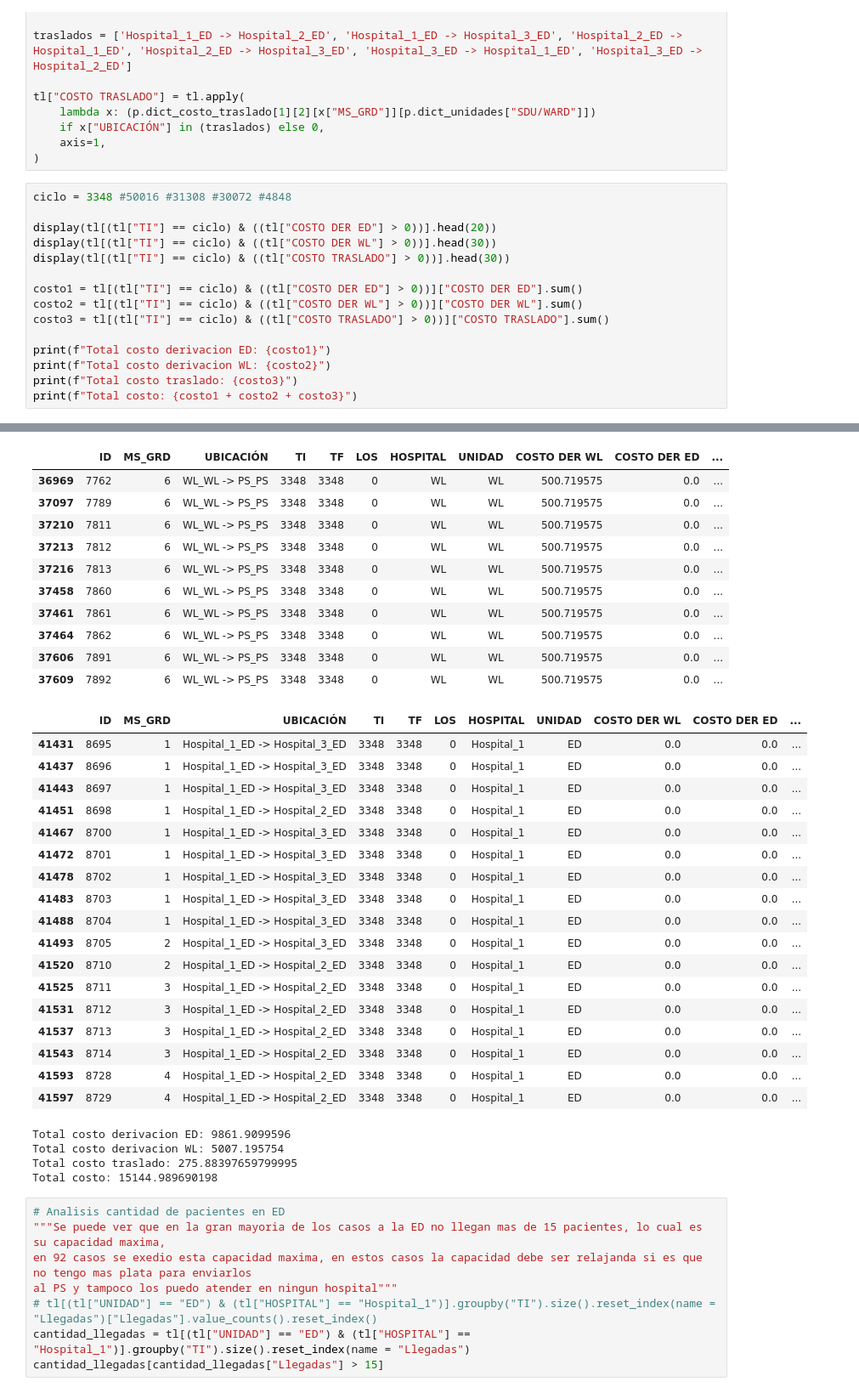
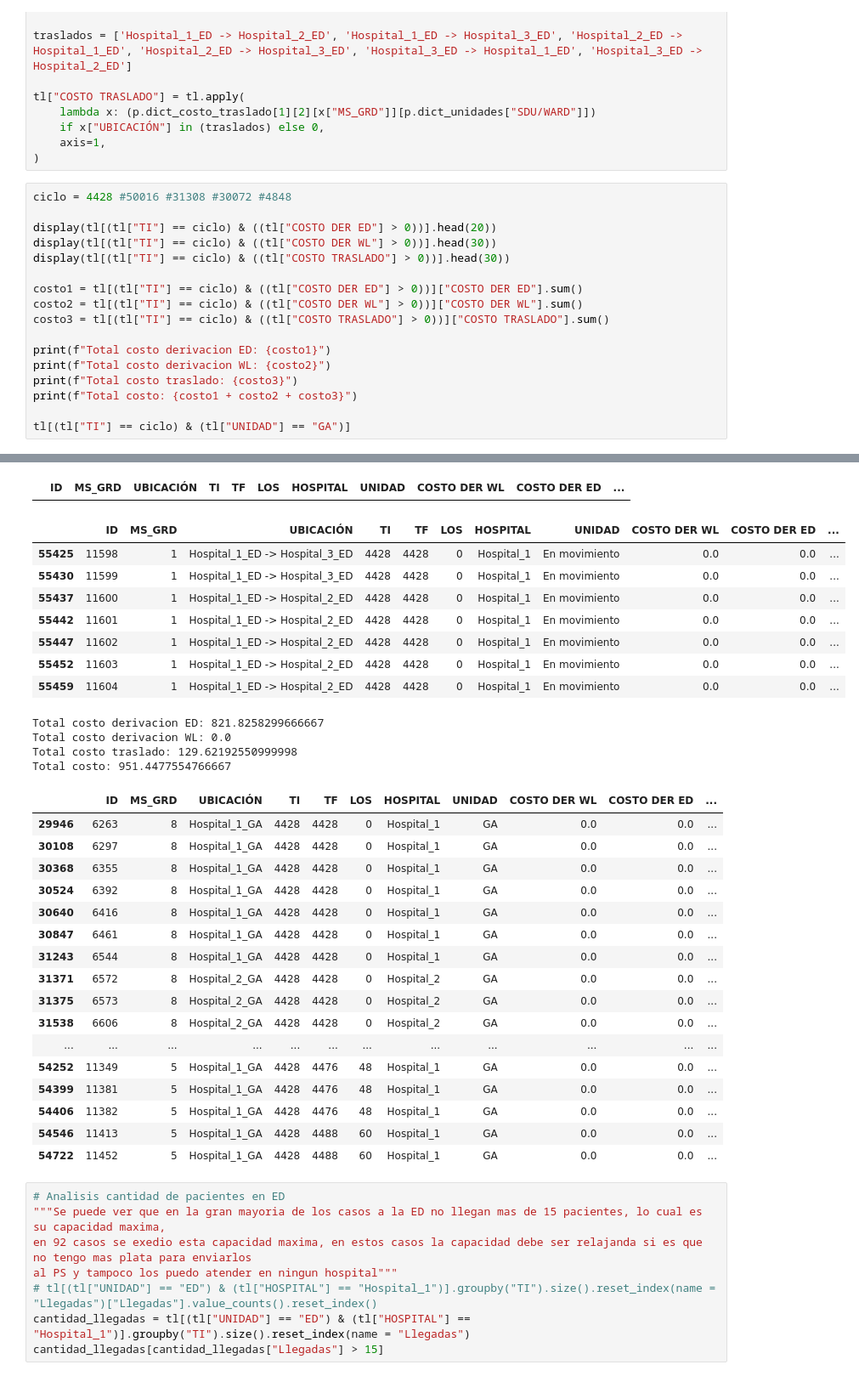
Before and after one commit to franfonte/Capstone, a Jupyter notebook: simulacion/1. codigo analisis/analisis_datos.ipynb, the cells around one changed output, grey strips where cells are left out. Shown: that part at 85% size. Saved outputs shown, nothing was run; the diff lists cells and outputs as text.

```diff
--- a/simulacion/1. codigo analisis/analisis_datos.ipynb
+++ b/simulacion/1. codigo analisis/analisis_datos.ipynb
@@ -171,7 +223,7 @@ tl["COSTO TRASLADO"] = tl.apply(
     axis=1,
 )
 # %%
-ciclo = 3348 #50016 #31308 #30072 #4848
+ciclo = 4428 #50016 #31308 #30072 #4848
 
 display(tl[(tl["TI"] == ciclo) & ((tl["COSTO DER ED"] > 0))].head(20))
 display(tl[(tl["TI"] == ciclo) & ((tl["COSTO DER WL"] > 0))].head(30))
@@ -185,5 +237,7 @@ print(f"Total costo derivacion ED: {costo1}")
 print(f"Total costo derivacion WL: {costo2}")
 print(f"Total costo traslado: {costo3}")
 print(f"Total costo: {costo1 + costo2 + costo3}")
+
+tl[(tl["TI"] == ciclo) & (tl["UNIDAD"] == "GA")]
 # %% [output]
 |  | ID | MS_GRD | UBICACIÓN | TI | TF | LOS | HOSPITAL | UNIDAD | COSTO DER WL | COSTO DER ED | ... |
@@ -202,36 +245,33 @@ print(f"Total costo: {costo1 + costo2 + costo3}")
 |  | ID | MS_GRD | UBICACIÓN | TI | TF | LOS | HOSPITAL | UNIDAD | COSTO DER WL | COSTO DER ED | ... |
-| 36969 | 7762 | 6 | WL_WL -> PS_PS | 3348 | 3348 | 0 | WL | WL | 500.719575 | 0.0 | ... |
-| 37097 | 7789 | 6 | WL_WL -> PS_PS | 3348 | 3348 | 0 | WL | WL | 500.719575 | 0.0 | ... |
-| 37210 | 7811 | 6 | WL_WL -> PS_PS | 3348 | 3348 | 0 | WL | WL | 500.719575 | 0.0 | ... |
-| 37213 | 7812 | 6 | WL_WL -> PS_PS | 3348 | 3348 | 0 | WL | WL | 500.719575 | 0.0 | ... |
-| 37216 | 7813 | 6 | WL_WL -> PS_PS | 3348 | 3348 | 0 | WL | WL | 500.719575 | 0.0 | ... |
-| 37458 | 7860 | 6 | WL_WL -> PS_PS | 3348 | 3348 | 0 | WL | WL | 500.719575 | 0.0 | ... |
-| 37461 | 7861 | 6 | WL_WL -> PS_PS | 3348 | 3348 | 0 | WL | WL | 500.719575 | 0.0 | ... |
-| 37464 | 7862 | 6 | WL_WL -> PS_PS | 3348 | 3348 | 0 | WL | WL | 500.719575 | 0.0 | ... |
-| 37606 | 7891 | 6 | WL_WL -> PS_PS | 3348 | 3348 | 0 | WL | WL | 500.719575 | 0.0 | ... |
-| 37609 | 7892 | 6 | WL_WL -> PS_PS | 3348 | 3348 | 0 | WL | WL | 500.719575 | 0.0 | ... |
 |  | ID | MS_GRD | UBICACIÓN | TI | TF | LOS | HOSPITAL | UNIDAD | COSTO DER WL | COSTO DER ED | ... |
-| 41431 | 8695 | 1 | Hospital_1_ED -> Hospital_3_ED | 3348 | 3348 | 0 | Hospital_1 | ED | 0.0 | 0.0 | ... |
-| 41437 | 8696 | 1 | Hospital_1_ED -> Hospital_3_ED | 3348 | 3348 | 0 | Hospital_1 | ED | 0.0 | 0.0 | ... |
-| 41443 | 8697 | 1 | Hospital_1_ED -> Hospital_3_ED | 3348 | 3348 | 0 | Hospital_1 | ED | 0.0 | 0.0 | ... |
-| 41451 | 8698 | 1 | Hospital_1_ED -> Hospital_2_ED | 3348 | 3348 | 0 | Hospital_1 | ED | 0.0 | 0.0 | ... |
-| 41467 | 8700 | 1 | Hospital_1_ED -> Hospital_3_ED | 3348 | 3348 | 0 | Hospital_1 | ED | 0.0 | 0.0 | ... |
-| 41472 | 8701 | 1 | Hospital_1_ED -> Hospital_3_ED | 3348 | 3348 | 0 | Hospital_1 | ED | 0.0 | 0.0 | ... |
-| 41478 | 8702 | 1 | Hospital_1_ED -> Hospital_3_ED | 3348 | 3348 | 0 | Hospital_1 | ED | 0.0 | 0.0 | ... |
-| 41483 | 8703 | 1 | Hospital_1_ED -> Hospital_3_ED | 3348 | 3348 | 0 | Hospital_1 | ED | 0.0 | 0.0 | ... |
-| 41488 | 8704 | 1 | Hospital_1_ED -> Hospital_3_ED | 3348 | 3348 | 0 | Hospital_1 | ED | 0.0 | 0.0 | ... |
-| 41493 | 8705 | 2 | Hospital_1_ED -> Hospital_3_ED | 3348 | 3348 | 0 | Hospital_1 | ED | 0.0 | 0.0 | ... |
-| 41520 | 8710 | 2 | Hospital_1_ED -> Hospital_2_ED | 3348 | 3348 | 0 | Hospital_1 | ED | 0.0 | 0.0 | ... |
-| 41525 | 8711 | 3 | Hospital_1_ED -> Hospital_2_ED | 3348 | 3348 | 0 | Hospital_1 | ED | 0.0 | 0.0 | ... |
-| 41531 | 8712 | 3 | Hospital_1_ED -> Hospital_2_ED | 3348 | 3348 | 0 | Hospital_1 | ED | 0.0 | 0.0 | ... |
-| 41537 | 8713 | 3 | Hospital_1_ED -> Hospital_2_ED | 3348 | 3348 | 0 | Hospital_1 | ED | 0.0 | 0.0 | ... |
-| 41543 | 8714 | 3 | Hospital_1_ED -> Hospital_2_ED | 3348 | 3348 | 0 | Hospital_1 | ED | 0.0 | 0.0 | ... |
-| 41593 | 8728 | 4 | Hospital_1_ED -> Hospital_2_ED | 3348 | 3348 | 0 | Hospital_1 | ED | 0.0 | 0.0 | ... |
-| 41597 | 8729 | 4 | Hospital_1_ED -> Hospital_2_ED | 3348 | 3348 | 0 | Hospital_1 | ED | 0.0 | 0.0 | ... |
+| 55425 | 11598 | 1 | Hospital_1_ED -> Hospital_3_ED | 4428 | 4428 | 0 | Hospital_1 | En movimiento | 0.0 | 0.0 | ... |
+| 55430 | 11599 | 1 | Hospital_1_ED -> Hospital_3_ED | 4428 | 4428 | 0 | Hospital_1 | En movimiento | 0.0 | 0.0 | ... |
+| 55437 | 11600 | 1 | Hospital_1_ED -> Hospital_2_ED | 4428 | 4428 | 0 | Hospital_1 | En movimiento | 0.0 | 0.0 | ... |
+| 55442 | 11601 | 1 | Hospital_1_ED -> Hospital_2_ED | 4428 | 4428 | 0 | Hospital_1 | En movimiento | 0.0 | 0.0 | ... |
+| 55447 | 11602 | 1 | Hospital_1_ED -> Hospital_2_ED | 4428 | 4428 | 0 | Hospital_1 | En movimiento | 0.0 | 0.0 | ... |
+| 55452 | 11603 | 1 | Hospital_1_ED -> Hospital_2_ED | 4428 | 4428 | 0 | Hospital_1 | En movimiento | 0.0 | 0.0 | ... |
+| 55459 | 11604 | 1 | Hospital_1_ED -> Hospital_2_ED | 4428 | 4428 | 0 | Hospital_1 | En movimiento | 0.0 | 0.0 | ... |
-Total costo derivacion ED: 9861.9099596
-Total costo derivacion WL: 5007.195754
-Total costo traslado: 275.88397659799995
-Total costo: 15144.989690198
+Total costo derivacion ED: 821.8258299666667
+Total costo derivacion WL: 0.0
+Total costo traslado: 129.62192550999998
+Total costo: 951.4477554766667
+|  | ID | MS_GRD | UBICACIÓN | TI | TF | LOS | HOSPITAL | UNIDAD | COSTO DER WL | COSTO DER ED | ... |
+| 29946 | 6263 | 8 | Hospital_1_GA | 4428 | 4428 | 0 | Hospital_1 | GA | 0.0 | 0.0 | ... |
+| 30108 | 6297 | 8 | Hospital_1_GA | 4428 | 4428 | 0 | Hospital_1 | GA | 0.0 | 0.0 | ... |
+| 30368 | 6355 | 8 | Hospital_1_GA | 4428 | 4428 | 0 | Hospital_1 | GA | 0.0 | 0.0 | ... |
+| 30524 | 6392 | 8 | Hospital_1_GA | 4428 | 4428 | 0 | Hospital_1 | GA | 0.0 | 0.0 | ... |
+| 30640 | 6416 | 8 | Hospital_1_GA | 4428 | 4428 | 0 | Hospital_1 | GA | 0.0 | 0.0 | ... |
+| 30847 | 6461 | 8 | Hospital_1_GA | 4428 | 4428 | 0 | Hospital_1 | GA | 0.0 | 0.0 | ... |
+| 31243 | 6544 | 8 | Hospital_1_GA | 4428 | 4428 | 0 | Hospital_1 | GA | 0.0 | 0.0 | ... |
+| 31371 | 6572 | 8 | Hospital_2_GA | 4428 | 4428 | 0 | Hospital_2 | GA | 0.0 | 0.0 | ... |
+| 31375 | 6573 | 8 | Hospital_2_GA | 4428 | 4428 | 0 | Hospital_2 | GA | 0.0 | 0.0 | ... |
+| 31538 | 6606 | 8 | Hospital_2_GA | 4428 | 4428 | 0 | Hospital_2 | GA | 0.0 | 0.0 | ... |
+| ... | ... | ... | ... | ... | ... | ... | ... | ... | ... | ... | ... |
+| 54252 | 11349 | 5 | Hospital_1_GA | 4428 | 4476 | 48 | Hospital_1 | GA | 0.0 | 0.0 | ... |
+| 54399 | 11381 | 5 | Hospital_1_GA | 4428 | 4476 | 48 | Hospital_1 | GA | 0.0 | 0.0 | ... |
+| 54406 | 11382 | 5 | Hospital_1_GA | 4428 | 4476 | 48 | Hospital_1 | GA | 0.0 | 0.0 | ... |
+| 54546 | 11413 | 5 | Hospital_1_GA | 4428 | 4488 | 60 | Hospital_1 | GA | 0.0 | 0.0 | ... |
+| 54722 | 11452 | 5 | Hospital_1_GA | 4428 | 4488 | 60 | Hospital_1 | GA | 0.0 | 0.0 | ... |
 # %%
 # Analisis cantidad de pacientes en ED
 """Se puede ver que en la gran mayoria de los casos a la ED no llegan mas de 15 pacientes, lo cual es su capacidad maxima,
```
Also changed, not shown: parts of 6 cells of this notebook, 3 other files.
